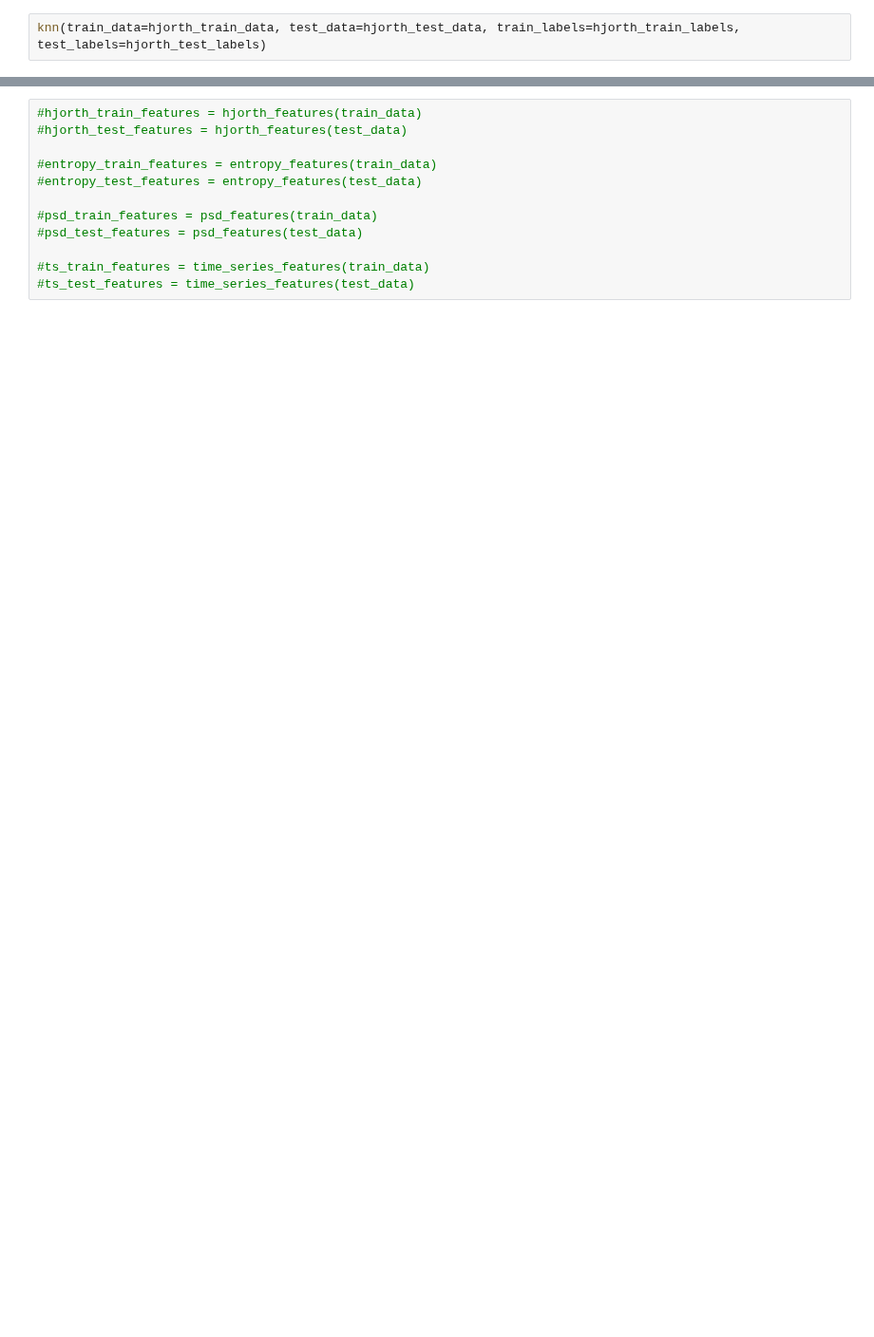
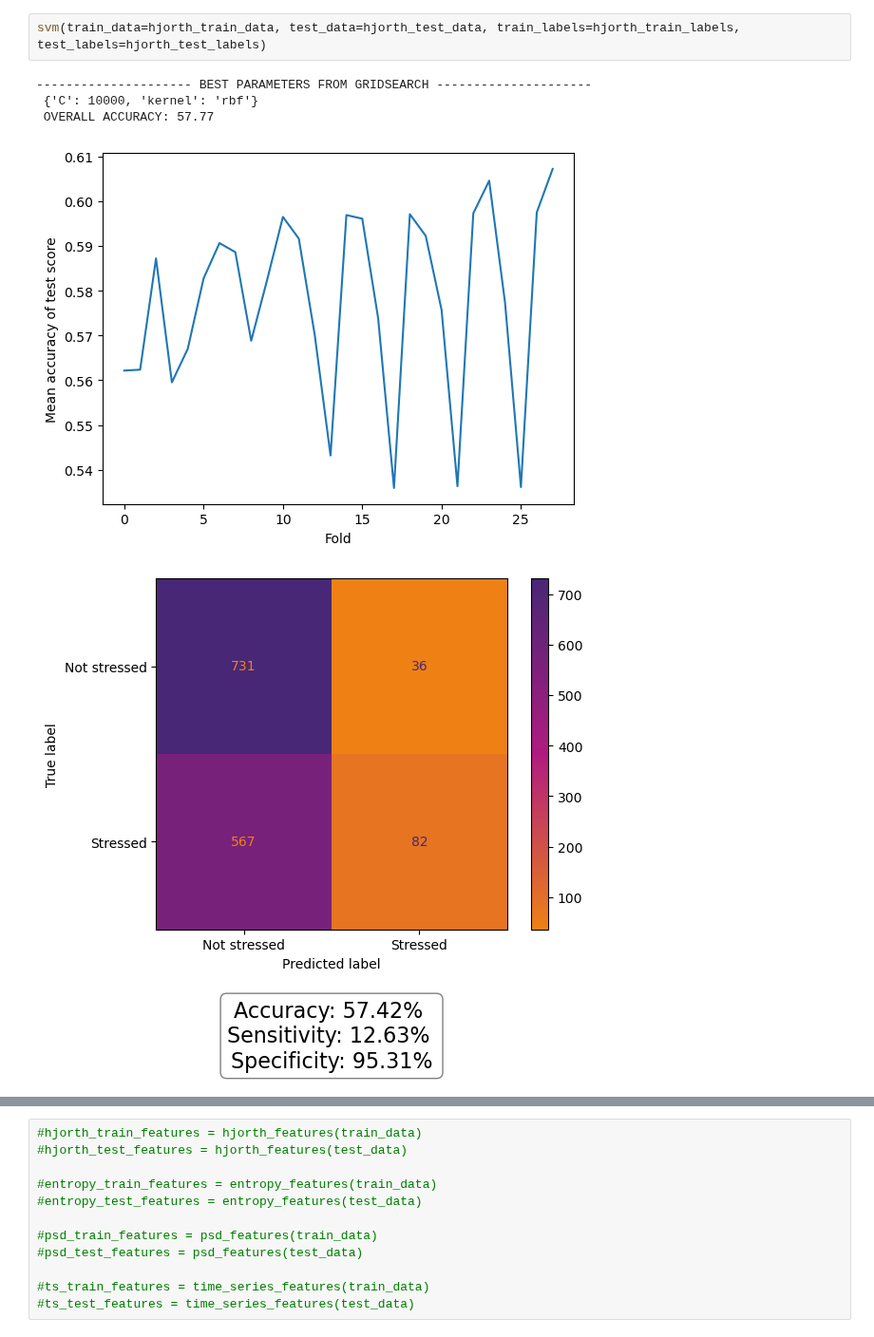
Before and after one commit to idamand/stress_detection_EEG, a Jupyter notebook: test3.ipynb, the cells around one changed output, grey strips where cells are left out. Shown at 95% size. Cells and saved outputs as stored; diff of their text form; blank space fills up the shorter version.

```diff
--- a/test3.ipynb
+++ b/test3.ipynb
@@ -21,5 +201,11 @@ hjorth_train_data, hjorth_test_data, hjorth_train_labels, hjorth_test_labels = p
 # %%
-knn(train_data=hjorth_train_data, test_data=hjorth_test_data, train_labels=hjorth_train_labels, test_labels=hjorth_test_labels)
+svm(train_data=hjorth_train_data, test_data=hjorth_test_data, train_labels=hjorth_train_labels, test_labels=hjorth_test_labels)
+# %% [output]
+--------------------- BEST PARAMETERS FROM GRIDSEARCH ---------------------
+ {'C': 10000, 'kernel': 'rbf'}
+ OVERALL ACCURACY: 57.77
+[figure, added]
+[figure, added]
 # %%
 psd = 'psd'
 psd_train_data, psd_test_data, psd_train_labels, psd_test_labels = prepare_data(data_type=data_type, label_type=label_type, epoch_duration=epoch_duration, feature_type=psd)
```
Also changed, not shown: parts of 9 cells of this notebook, 31 other files.
